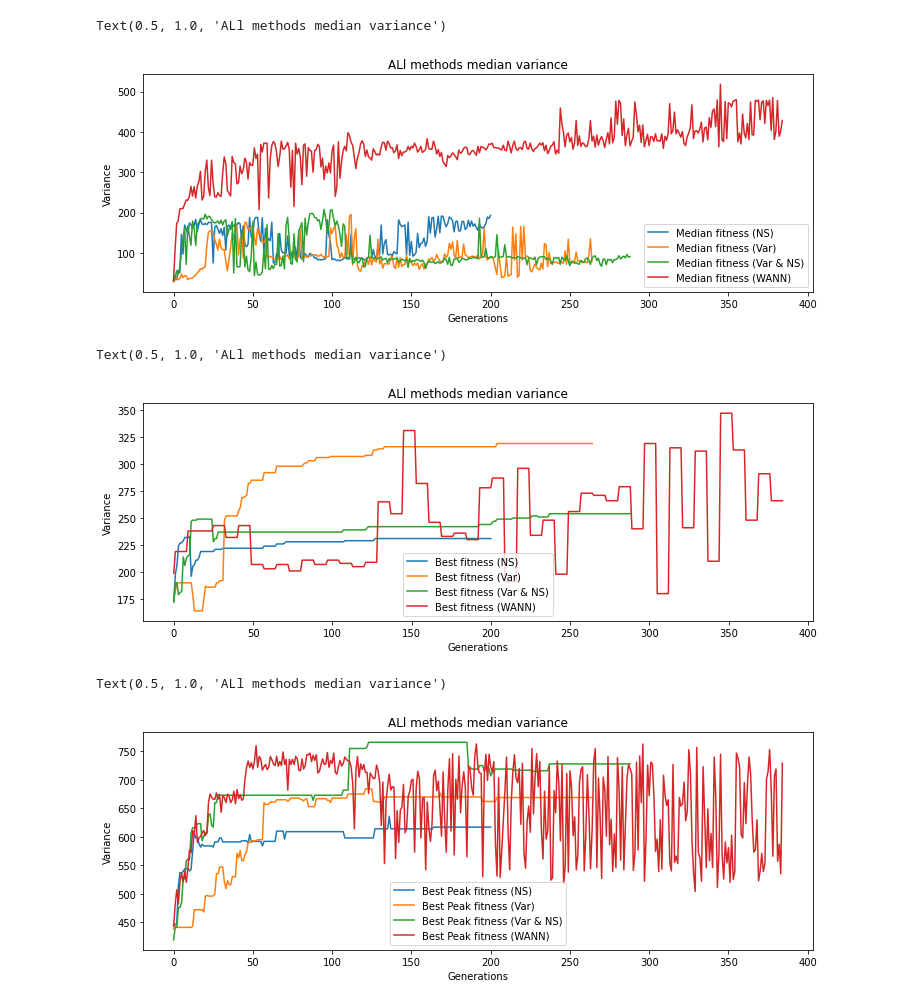
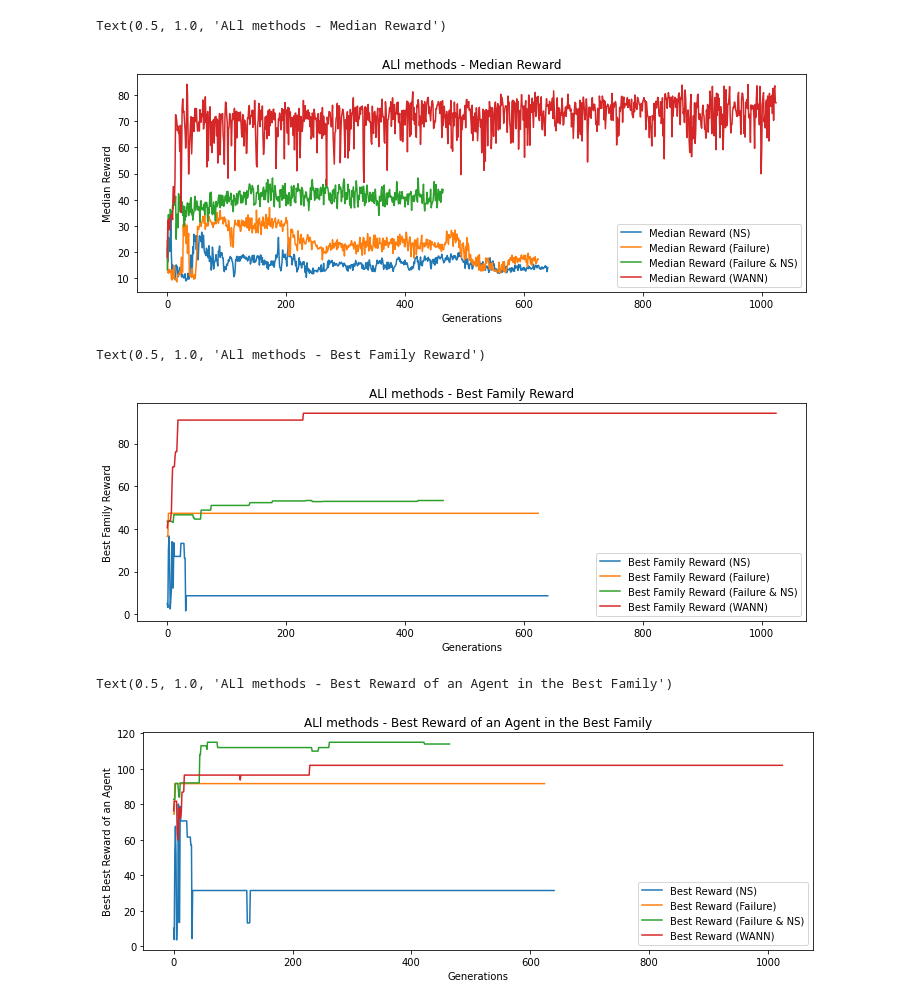
Before and after one commit to yurilavinas/brain-tokyo-workshop, a Jupyter notebook: WANNRelease/prettyNeatWann/Visualization_Comparison.ipynb, the cells around one changed output. Drawn from its saved outputs; the diff is of its cells as text; code cells hidden in the pictures.

```diff
--- a/WANNRelease/prettyNeatWann/Visualization_Comparison.ipynb
+++ b/WANNRelease/prettyNeatWann/Visualization_Comparison.ipynb
@@ -22,10 +22,10 @@ from matplotlib import pyplot as plt
 6: median # of nodes in population
 7: median # of connections in population]
 """
-novelty = np.loadtxt('log/swingup_novelty_stats.out', delimiter=',')
-variance = np.loadtxt('log/swingup_var_stats.out', delimiter=',')
-multi = np.loadtxt('log/swingup_multi_stats.out', delimiter=',')
-wann = np.loadtxt('log/swingup_stats.out', delimiter=',')
+novelty = np.loadtxt('log/sswingup_ns_stats.out', delimiter=',')
+variance = np.loadtxt('log/sswingup_var_stats.out', delimiter=',')
+multi = np.loadtxt('log/sswingup_multi_stats.out', delimiter=',')
+wann = np.loadtxt('log/sswingup_mean_stats.out', delimiter=',')
 # %%
 # Plot fitness progress:
 plt.figure(figsize=(12,4))
@@ -91,58 +91,58 @@ Text(0.5, 1.0, 'ALl methods median variance')
 plt.figure(figsize=(12,4))
 plt.grid(linestyle='--', linewidth=0.1)
 
-plt.plot(novelty[:,1], label="Median fitness (NS)")
-plt.plot(variance[:,1], label="Median fitness (Var)")
-plt.plot(multi[:,1], label="Median fitness (Var & NS)")
-plt.plot(wann[:,1], label="Median fitness (WANN)")
+plt.plot(novelty[:,1], label="Median Reward (NS)")
+plt.plot(variance[:,1], label="Median Reward (Failure)")
+plt.plot(multi[:,1], label="Median Reward (Failure & NS)")
+plt.plot(wann[:,1], label="Median Reward (WANN)")
 
 plt.legend()
 plt.grid(linestyle=':', linewidth=2)
 plt.xlabel('Generations')
-plt.ylabel('Variance')
+plt.ylabel('Median Reward')
 
 
-plt.title('ALl methods median variance')
+plt.title('ALl methods - Median Reward')
 # %% [output]
-Text(0.5, 1.0, 'ALl methods median variance')
+Text(0.5, 1.0, 'ALl methods - Median Reward')
-[figure, old version]
+[figure, new version]
 # %%
 # Plot fitness progress:
 plt.figure(figsize=(12,4))
 plt.grid(linestyle='--', linewidth=0.1)
 
-plt.plot(novelty[:,9], label="Best fitness (NS)")
-plt.plot(variance[:,9], label="Best fitness (Var)")
-plt.plot(multi[:,9], label="Best fitness (Var & NS)")
-plt.plot(wann[:,9], label="Best fitness (WANN)")
+plt.plot(novelty[:,9], label="Best Family Reward (NS)")
+plt.plot(variance[:,9], label="Best Family Reward (Failure)")
+plt.plot(multi[:,9], label="Best Family Reward (Failure & NS)")
+plt.plot(wann[:,9], label="Best Family Reward (WANN)")
 
 plt.legend()
 plt.grid(linestyle=':', linewidth=2)
 plt.xlabel('Generations')
-plt.ylabel('Variance')
+plt.ylabel('Best Family Reward')
 
 
-plt.title('ALl methods median variance')
+plt.title('ALl methods - Best Family Reward')
 # %% [output]
-Text(0.5, 1.0, 'ALl methods median variance')
+Text(0.5, 1.0, 'ALl methods - Best Family Reward')
-[figure, old version]
+[figure, new version]
 # %%
 # Plot fitness progress:
 plt.figure(figsize=(12,4))
 plt.grid(linestyle='--', linewidth=0.1)
 
-plt.plot(novelty[:,10], label="Best Peak fitness (NS)")
-plt.plot(variance[:,10], label="Best Peak fitness (Var)")
-plt.plot(multi[:,10], label="Best Peak fitness (Var & NS)")
-plt.plot(wann[:,10], label="Best Peak fitness (WANN)")
+plt.plot(novelty[:,10], label="Best Reward (NS)")
+plt.plot(variance[:,10], label="Best Reward (Failure)")
+plt.plot(multi[:,10], label="Best Reward (Failure & NS)")
+plt.plot(wann[:,10], label="Best Reward (WANN)")
 
 plt.legend()
 plt.grid(linestyle=':', linewidth=2)
 plt.xlabel('Generations')
-plt.ylabel('Variance')
+plt.ylabel('Best Best Reward of an Agent')
 
 
-plt.title('ALl methods median variance')
+plt.title('ALl methods - Best Reward of an Agent in the Best Family')
 # %% [output]
-Text(0.5, 1.0, 'ALl methods median variance')
+Text(0.5, 1.0, 'ALl methods - Best Reward of an Agent in the Best Family')
-[figure, old version]
+[figure, new version]
```
Also changed, not shown: parts of 3 cells of this notebook, 9 other files.
